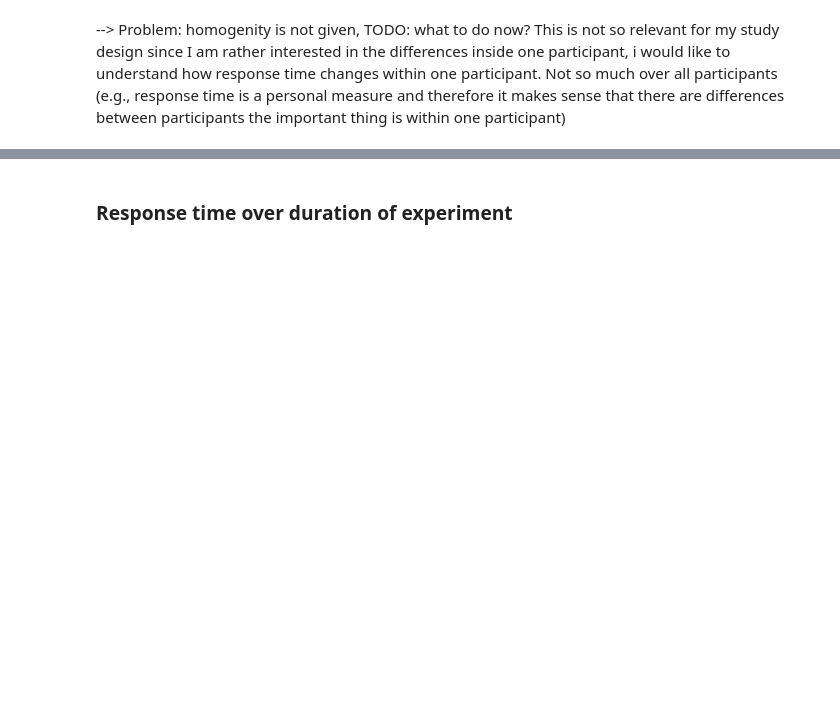
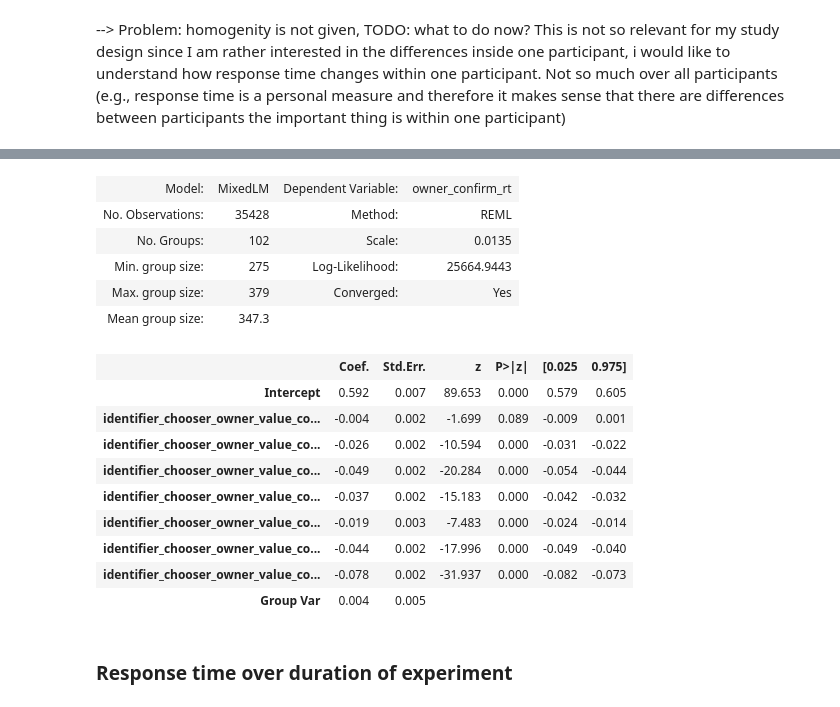
Before and after one commit to anjaghub/master_thesis, a Jupyter notebook: analysis.ipynb, the cells around one changed output, grey strips where cells are left out. Drawn from its saved outputs; the diff is of its cells as text; code cells hidden in the pictures; blank space fills up the shorter version.

Commit message:
adding mixed linear models

```diff
--- a/analysis.ipynb
+++ b/analysis.ipynb
@@ -404,3 +412,24 @@ print(anova)
+# %%
+model = smf.mixedlm("owner_confirm_rt ~ identifier_chooser_owner_value_corr", data, groups = data["participant"])
+res = model.fit()
+res.summary()
+# %% [output]
+| Model: | MixedLM | Dependent Variable: | owner_confirm_rt |
+| No. Observations: | 35428 | Method: | REML |
+| No. Groups: | 102 | Scale: | 0.0135 |
+| Min. group size: | 275 | Log-Likelihood: | 25664.9443 |
+| Max. group size: | 379 | Converged: | Yes |
+| Mean group size: | 347.3 |  |  |
+|  | Coef. | Std.Err. | z | P>|z| | [0.025 | 0.975] |
+| Intercept | 0.592 | 0.007 | 89.653 | 0.000 | 0.579 | 0.605 |
+| identifier_chooser_owner_value_co... | -0.004 | 0.002 | -1.699 | 0.089 | -0.009 | 0.001 |
+| identifier_chooser_owner_value_co... | -0.026 | 0.002 | -10.594 | 0.000 | -0.031 | -0.022 |
+| identifier_chooser_owner_value_co... | -0.049 | 0.002 | -20.284 | 0.000 | -0.054 | -0.044 |
+| identifier_chooser_owner_value_co... | -0.037 | 0.002 | -15.183 | 0.000 | -0.042 | -0.032 |
+| identifier_chooser_owner_value_co... | -0.019 | 0.003 | -7.483 | 0.000 | -0.024 | -0.014 |
+| identifier_chooser_owner_value_co... | -0.044 | 0.002 | -17.996 | 0.000 | -0.049 | -0.040 |
+| identifier_chooser_owner_value_co... | -0.078 | 0.002 | -31.937 | 0.000 | -0.082 | -0.073 |
+| Group Var | 0.004 | 0.005 |  |  |  |  |
 # %% [markdown]
 ### Response time over duration of experiment
 # %%
```
Also changed, not shown: parts of 32 cells of this notebook.
